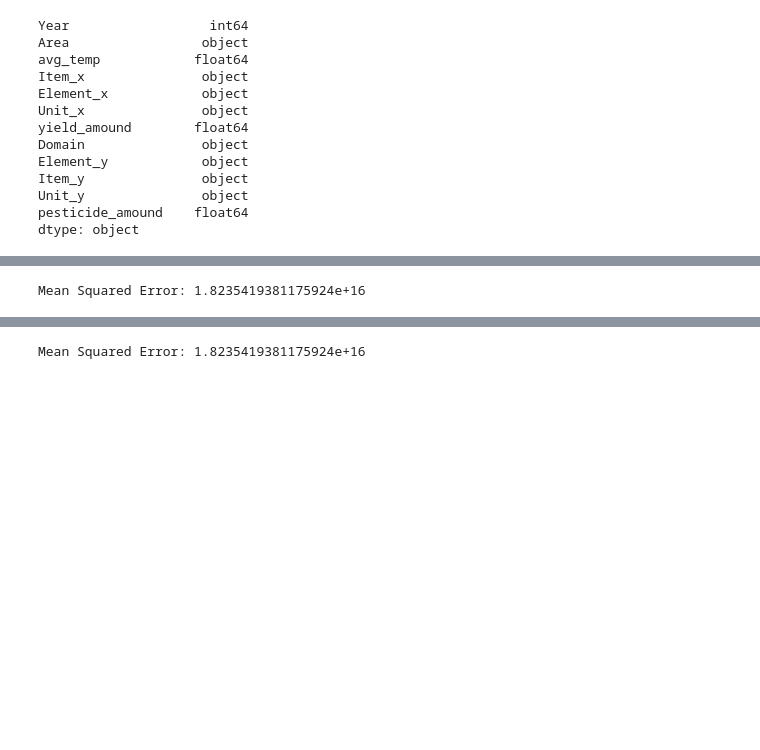
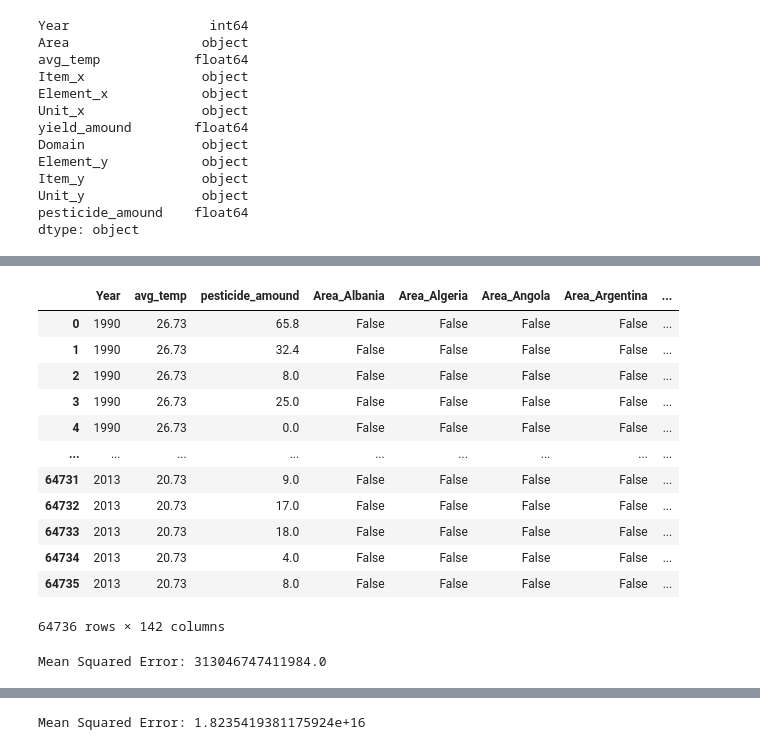
Before and after one commit to LucasJohannsenShadow/AVCD, a Jupyter notebook: machinelearning.ipynb, the cells around one changed output, grey strips where cells are left out. Drawn from its saved outputs; the diff is of its cells as text; code cells hidden in the pictures; blank space fills up the shorter version.

```diff
--- a/machinelearning.ipynb
+++ b/machinelearning.ipynb
@@ -23,3 +55,19 @@ data_1 = pd.get_dummies(data= data, columns=object_columns)
+# %%
+data_1.drop("yield_amound", axis=1)
+# %% [output]
+|  | Year | avg_temp | pesticide_amound | Area_Albania | Area_Algeria | Area_Angola | Area_Argentina | ... |
+| 0 | 1990 | 26.73 | 65.8 | False | False | False | False | ... |
+| 1 | 1990 | 26.73 | 32.4 | False | False | False | False | ... |
+| 2 | 1990 | 26.73 | 8.0 | False | False | False | False | ... |
+| 3 | 1990 | 26.73 | 25.0 | False | False | False | False | ... |
+| 4 | 1990 | 26.73 | 0.0 | False | False | False | False | ... |
+| ... | ... | ... | ... | ... | ... | ... | ... | ... |
+| 64731 | 2013 | 20.73 | 9.0 | False | False | False | False | ... |
+| 64732 | 2013 | 20.73 | 17.0 | False | False | False | False | ... |
+| 64733 | 2013 | 20.73 | 18.0 | False | False | False | False | ... |
+| 64734 | 2013 | 20.73 | 4.0 | False | False | False | False | ... |
+| 64735 | 2013 | 20.73 | 8.0 | False | False | False | False | ... |
+64736 rows × 142 columns
 # %%
 import pandas as pd
 from sklearn.model_selection import train_test_split
@@ -27,9 +75,10 @@ from sklearn.linear_model import LinearRegression
 from sklearn.metrics import mean_squared_error
 from sklearn.preprocessing import StandardScaler
 # Load the data into a pandas DataFrame
+import seaborn as sns
 
 # Extract features (X) and target variable (y)
-X = data_1[['Area', 'avg_temp', "Domain", "Item_y", "pesticide_amound", 'Year']]
+X = data_1.drop("yield_amound", axis=1)
 y = data_1['yield_amound']
 scaler = StandardScaler().fit(X)
 Xstd=scaler.transform(X)
@@ -49,4 +98,4 @@ y_pred = model.predict(X_test)
 mse = mean_squared_error(y_test, y_pred)
 print('Mean Squared Error:', mse)
 # %% [output]
-Mean Squared Error: 1.8235419381175924e+16
+Mean Squared Error: 313046747411984.0
```
Also changed, not shown: parts of 3 cells of this notebook, 2 other files.
